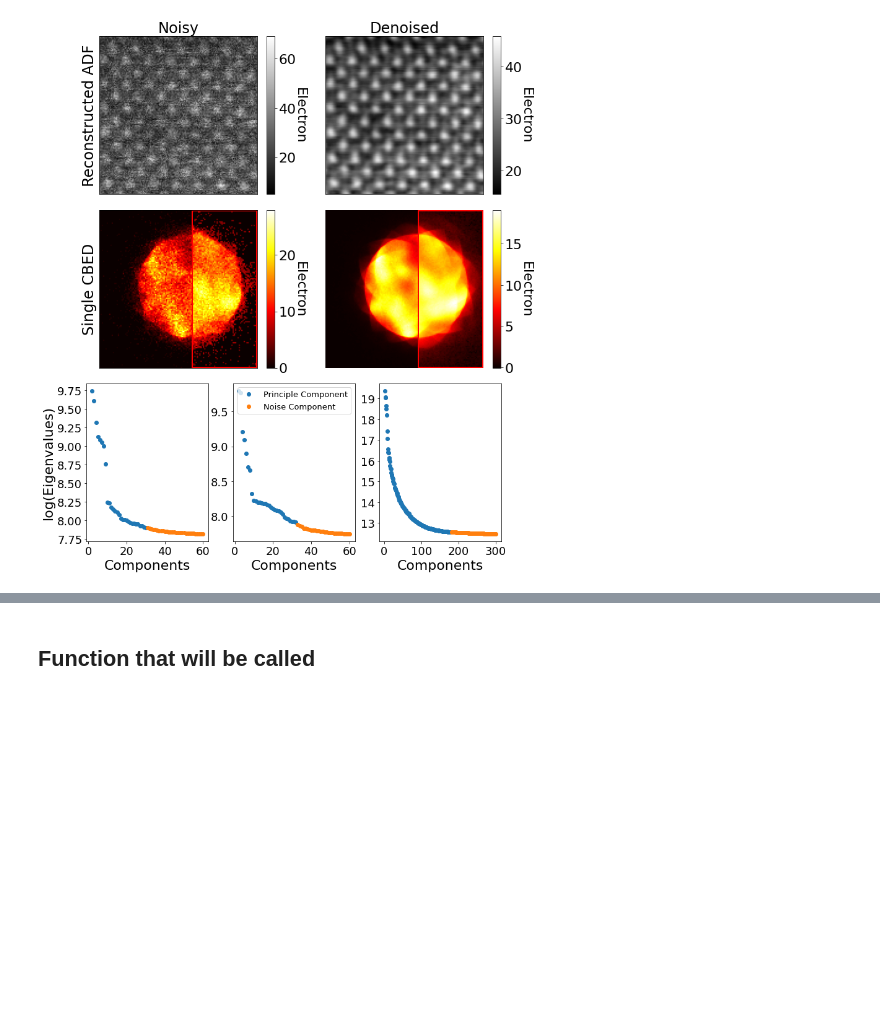
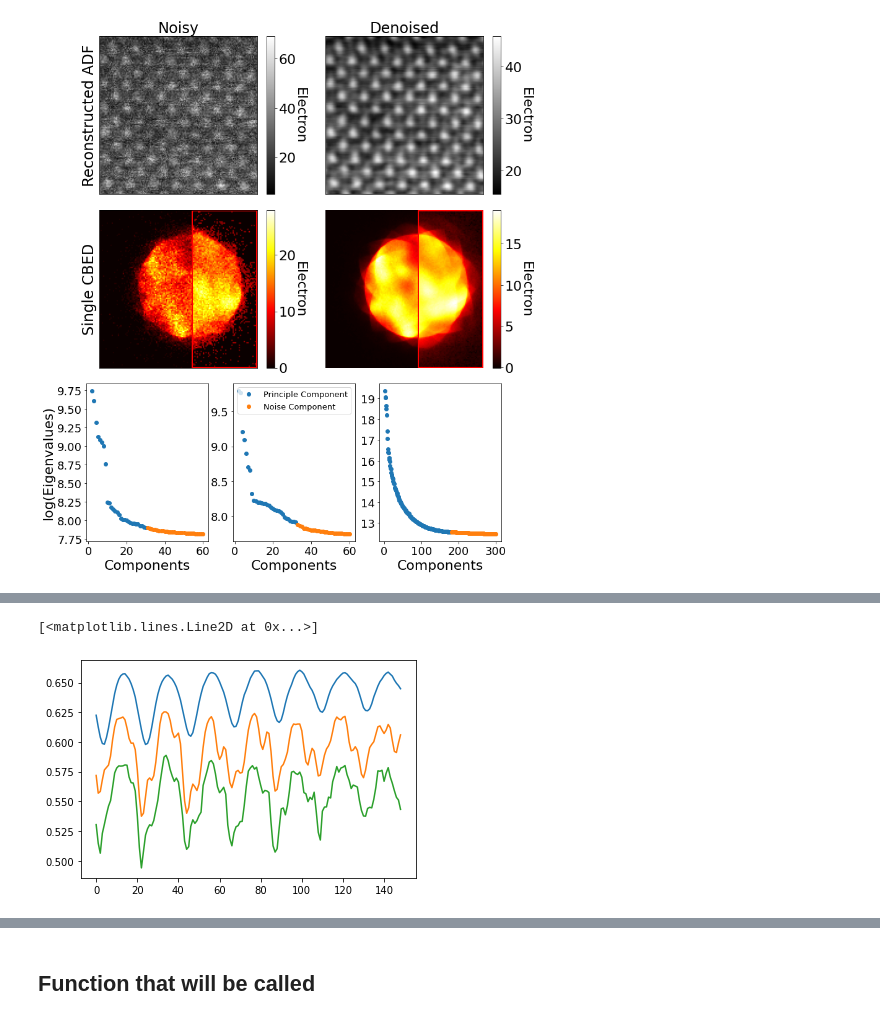
Before and after one commit to CY-Zhang/TensorSVDpaper, a Jupyter notebook: ResultProcessing/VisulizeResults_Experiment.ipynb, the cells around one changed output, grey strips where cells are left out. Saved outputs shown, nothing was run; the diff lists cells and outputs as text; code cells hidden in the pictures; blank space fills up the shorter version.

```diff
--- a/ResultProcessing/VisulizeResults_Experiment.ipynb
+++ b/ResultProcessing/VisulizeResults_Experiment.ipynb
@@ -744,0 +775,9 @@ fig.subplots_adjust(wspace = 0.2, hspace = 0.1)
+# %%
+BF = np.transpose(np.sum(denoised_data,axis=0))
+BF = BF/np.amax(BF)
+plt.plot(np.sum(BF[20:22,:],axis=0)/3)
+plt.plot(np.sum(symmetry_denoised[20:22,:],axis=0)/3)
+plt.plot(np.sum(symmetry_raw[20:22,:],axis=0)/3)
+# %% [output]
+[<matplotlib.lines.Line2D at 0x...>]
+[figure, added]
```
Also changed, not shown: parts of 6 cells of this notebook, 3 other files.
